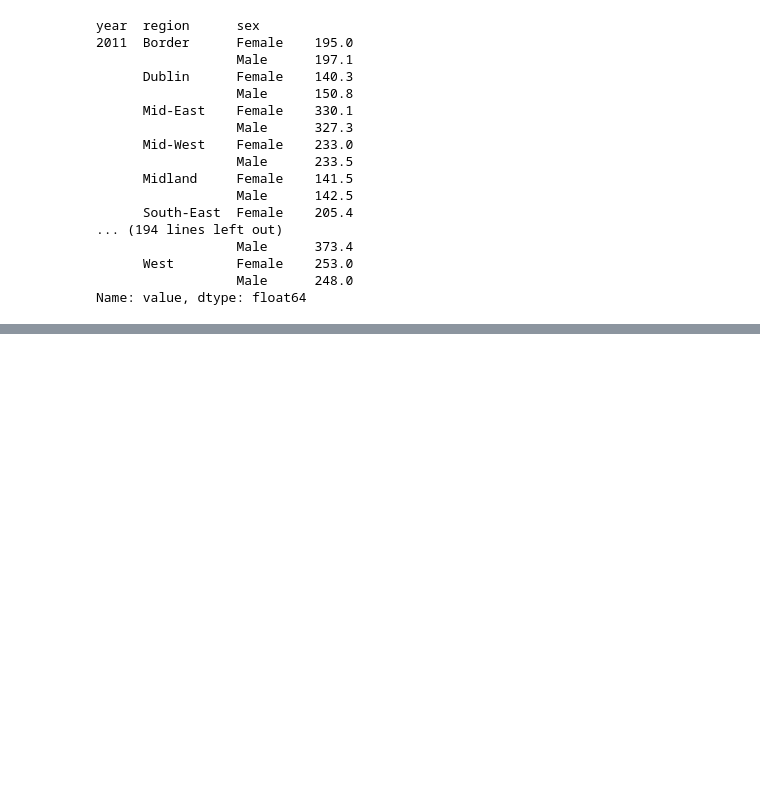
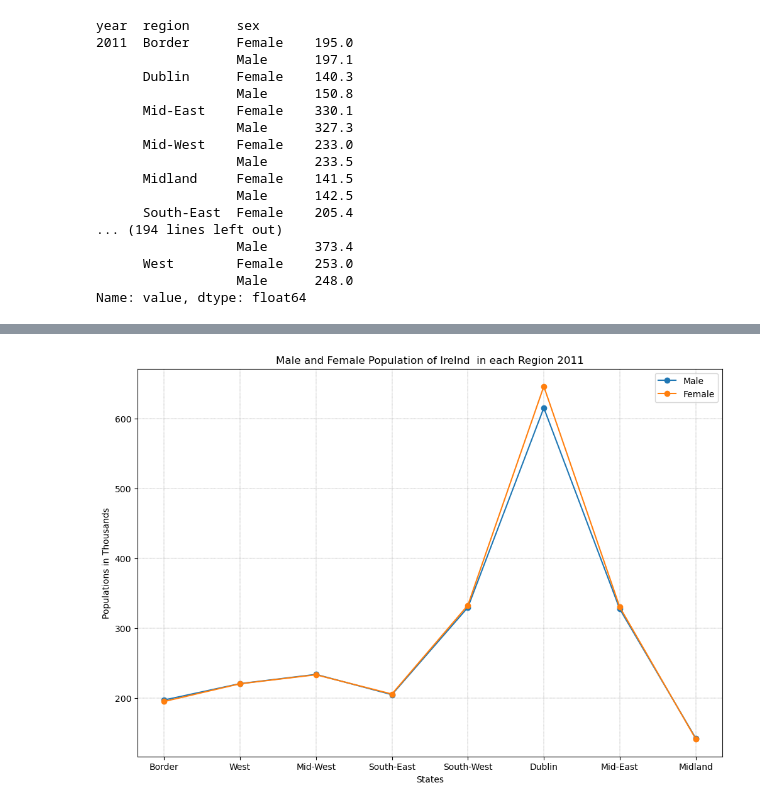
Before and after one commit to shyamghan17/Assignments, a Jupyter notebook: CA1.ipynb, the cells around one changed output, grey strips where cells are left out. Cells and saved outputs as stored; diff of their text form; code cells hidden in the pictures; blank space fills up the shorter version.

```diff
--- a/CA1.ipynb
+++ b/CA1.ipynb
@@ -677,0 +702,4 @@ NameError: name 'total' is not defined
+# %%
+male_female_pop_line_2011.get_male_female_line_graph(marker_icon='o')
+# %% [output]
+[figure, added]
```
Also changed, not shown: parts of 8 cells of this notebook, 1 other file.
